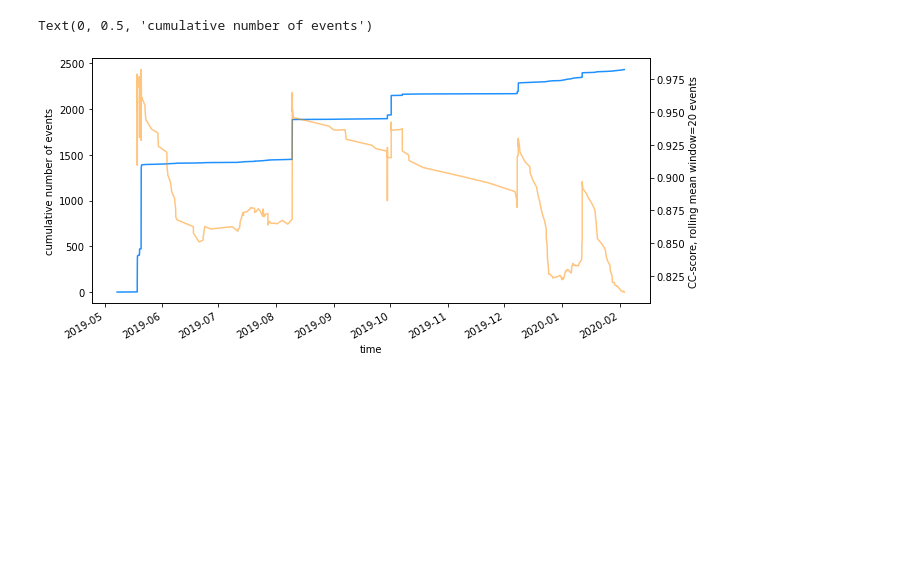
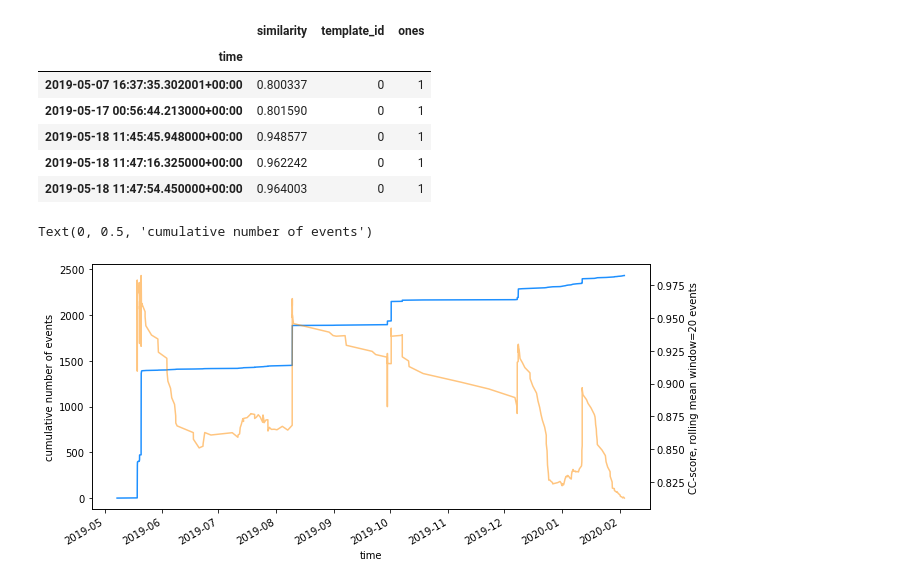
Before and after one commit to SerpRateAI/boreholeAcoustics, a Jupyter notebook: detections_all_time.ipynb, the cells around one changed output. Cells and saved outputs as stored; diff of their text form; code cells hidden in the pictures; blank space fills up the shorter version.

```diff
--- a/detections_all_time.ipynb
+++ b/detections_all_time.ipynb
@@ -24,6 +24,16 @@ df = df.sort_values(by='time')
 df['ones'] = 1
 # %%
 df.set_index('time', inplace=True)
+# %%
+df.head()
+# %% [output]
+|  | similarity | template_id | ones |
+| time |  |  |  |
+| 2019-05-07 16:37:35.302001+00:00 | 0.800337 | 0 | 1 |
+| 2019-05-17 00:56:44.213000+00:00 | 0.801590 | 0 | 1 |
+| 2019-05-18 11:45:45.948000+00:00 | 0.948577 | 0 | 1 |
+| 2019-05-18 11:47:16.325000+00:00 | 0.962242 | 0 | 1 |
+| 2019-05-18 11:47:54.450000+00:00 | 0.964003 | 0 | 1 |
 # %%
 df.to_csv('proposal/cumevents.csv')
 # %%
```
Also changed, not shown: 36 other files.
